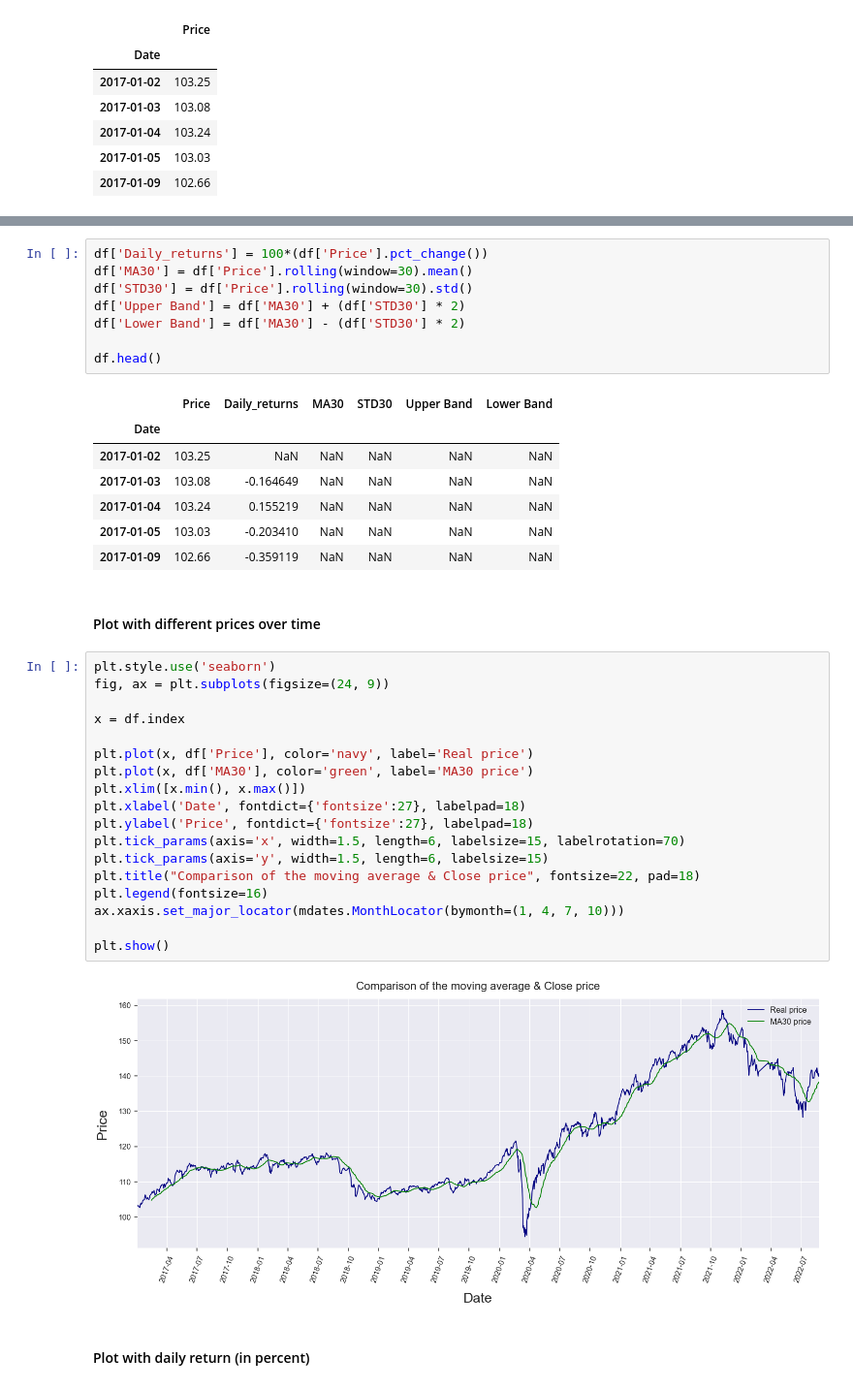
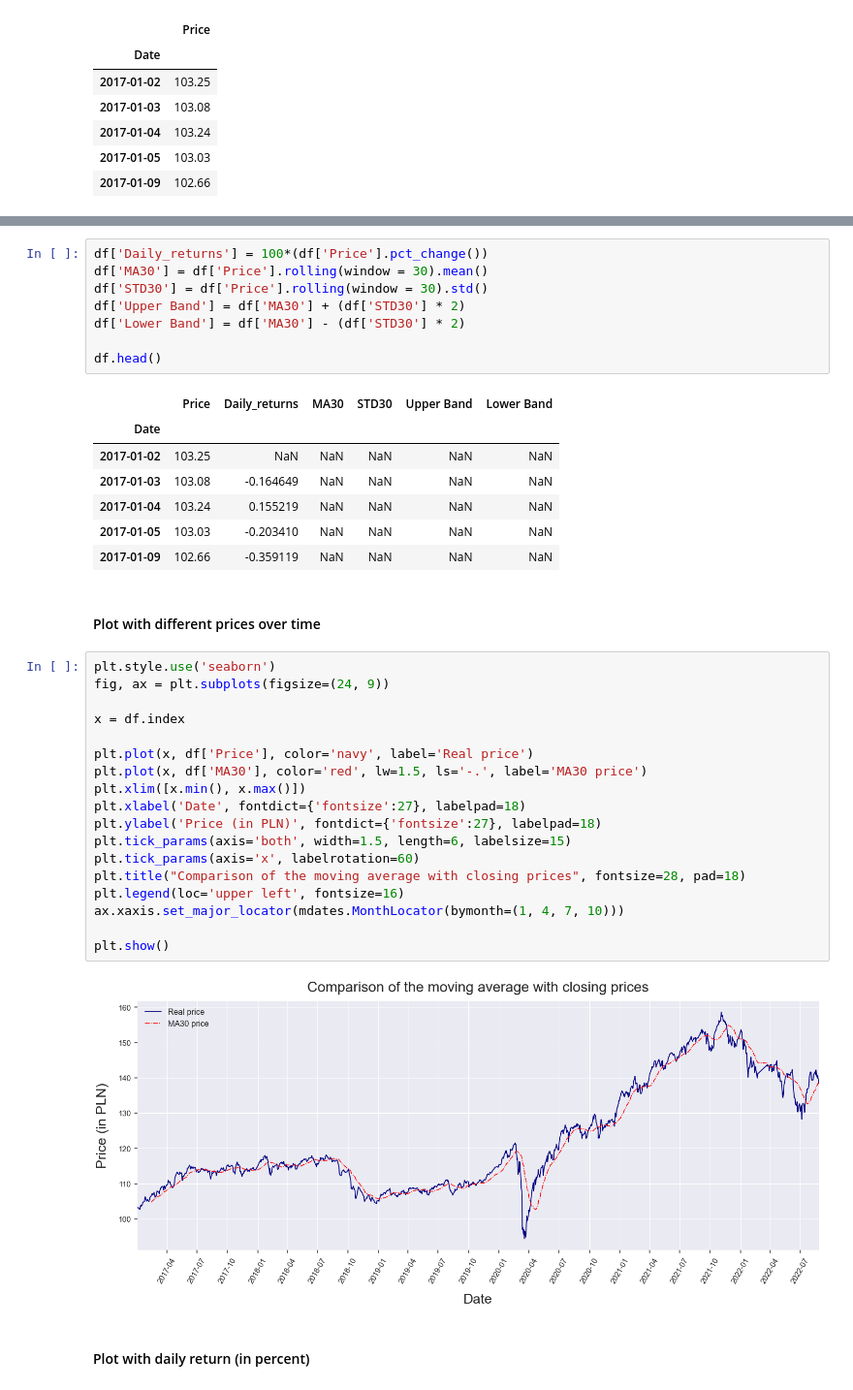
Before and after one commit to KrzysztofSobota/Price_predictions-data-from-Stooq.com-, a Jupyter notebook: stooq-TimeSeriesCV.ipynb, the cells around one changed output, grey strips where cells are left out. Shown at 97% size. Drawn from its saved outputs; the diff is of its cells as text.

```diff
--- a/stooq-TimeSeriesCV.ipynb
+++ b/stooq-TimeSeriesCV.ipynb
@@ -116,7 +116,7 @@ memory usage: 21.7 KB
 # %%
 df['Daily_returns'] = 100*(df['Price'].pct_change())
-df['MA30'] = df['Price'].rolling(window=30).mean()
-df['STD30'] = df['Price'].rolling(window=30).std()
+df['MA30'] = df['Price'].rolling(window = 30).mean()
+df['STD30'] = df['Price'].rolling(window = 30).std()
 df['Upper Band'] = df['MA30'] + (df['STD30'] * 2)
 df['Lower Band'] = df['MA30'] - (df['STD30'] * 2)
 
@@ -134,23 +134,23 @@ df.head()
 # %%
 plt.style.use('seaborn')
 fig, ax = plt.subplots(figsize=(24, 9))
 
 x = df.index
 
 plt.plot(x, df['Price'], color='navy', label='Real price')
-plt.plot(x, df['MA30'], color='green', label='MA30 price')
+plt.plot(x, df['MA30'], color='red', lw=1.5, ls='-.', label='MA30 price')
 plt.xlim([x.min(), x.max()])
 plt.xlabel('Date', fontdict={'fontsize':27}, labelpad=18)
-plt.ylabel('Price', fontdict={'fontsize':27}, labelpad=18)
-plt.tick_params(axis='x', width=1.5, length=6, labelsize=15, labelrotation=70)
-plt.tick_params(axis='y', width=1.5, length=6, labelsize=15)
-plt.title("Comparison of the moving average & Close price", fontsize=22, pad=18)
-plt.legend(fontsize=16)
+plt.ylabel('Price (in PLN)', fontdict={'fontsize':27}, labelpad=18)
+plt.tick_params(axis='both', width=1.5, length=6, labelsize=15)
+plt.tick_params(axis='x', labelrotation=60)
+plt.title("Comparison of the moving average with closing prices", fontsize=28, pad=18)
+plt.legend(loc='upper left', fontsize=16)
 ax.xaxis.set_major_locator(mdates.MonthLocator(bymonth=(1, 4, 7, 10)))
 
 plt.show()
 # %% [output]
-[figure, old version]
+[figure, new version]
 # %% [markdown]
 #### Plot with daily return (in percent)
 # %%
```
Also changed, not shown: parts of 16 cells of this notebook, 2 other files.
